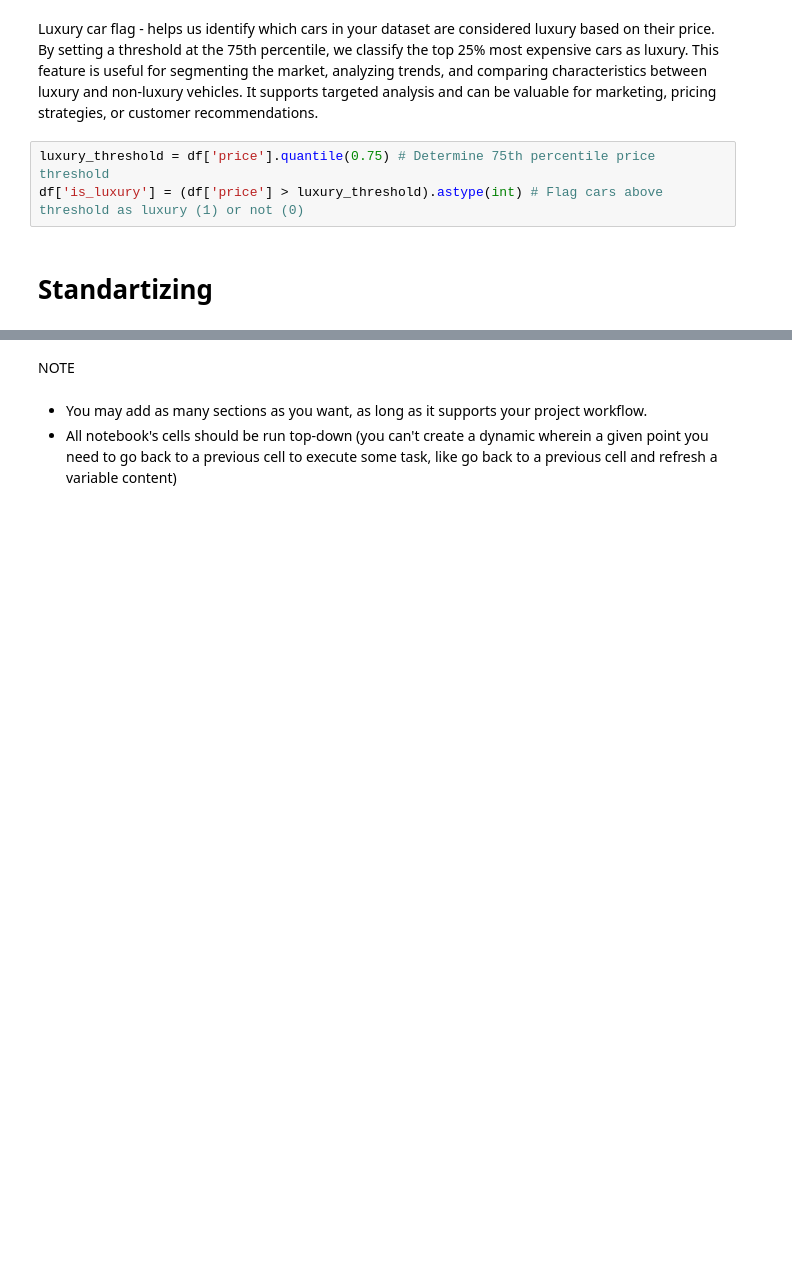
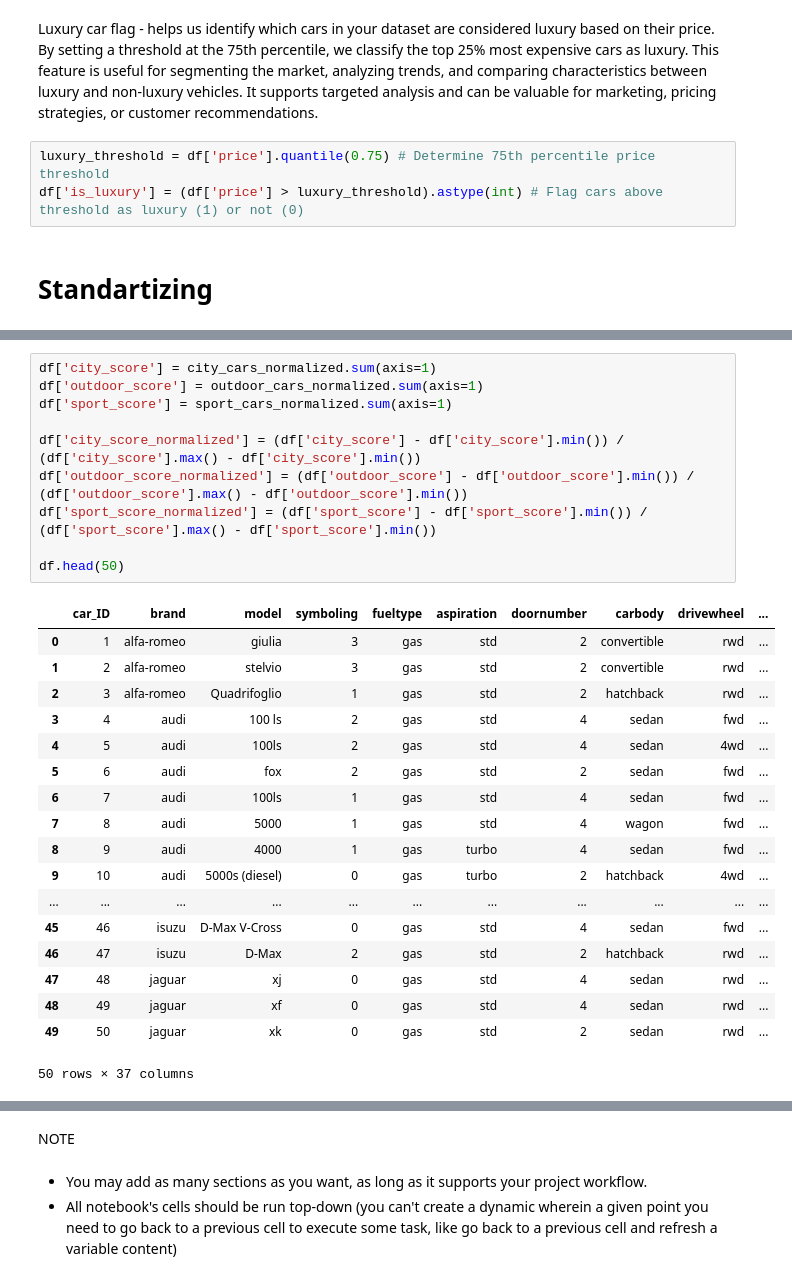
Before and after one commit to AL-MASNAI/car-price-analysis-hackathon-team4, a Jupyter notebook: jupyter_notebooks/ETL.ipynb, the cells around one changed output, grey strips where cells are left out. Cells and saved outputs as stored; diff of their text form; blank space fills up the shorter version.

```diff
--- a/jupyter_notebooks/ETL.ipynb
+++ b/jupyter_notebooks/ETL.ipynb
@@ -314,0 +631,29 @@ cylindernumber - higher is better
+# %%
+df['city_score'] = city_cars_normalized.sum(axis=1)
+df['outdoor_score'] = outdoor_cars_normalized.sum(axis=1)
+df['sport_score'] = sport_cars_normalized.sum(axis=1)
+
+df['city_score_normalized'] = (df['city_score'] - df['city_score'].min()) / (df['city_score'].max() - df['city_score'].min())
+df['outdoor_score_normalized'] = (df['outdoor_score'] - df['outdoor_score'].min()) / (df['outdoor_score'].max() - df['outdoor_score'].min())
+df['sport_score_normalized'] = (df['sport_score'] - df['sport_score'].min()) / (df['sport_score'].max() - df['sport_score'].min())
+
+df.head(50)
+# %% [output]
+|  | car_ID | brand | model | symboling | fueltype | aspiration | doornumber | carbody | drivewheel | ... |
+| 0 | 1 | alfa-romeo | giulia | 3 | gas | std | 2 | convertible | rwd | ... |
+| 1 | 2 | alfa-romeo | stelvio | 3 | gas | std | 2 | convertible | rwd | ... |
+| 2 | 3 | alfa-romeo | Quadrifoglio | 1 | gas | std | 2 | hatchback | rwd | ... |
+| 3 | 4 | audi | 100 ls | 2 | gas | std | 4 | sedan | fwd | ... |
+| 4 | 5 | audi | 100ls | 2 | gas | std | 4 | sedan | 4wd | ... |
+| 5 | 6 | audi | fox | 2 | gas | std | 2 | sedan | fwd | ... |
+| 6 | 7 | audi | 100ls | 1 | gas | std | 4 | sedan | fwd | ... |
+| 7 | 8 | audi | 5000 | 1 | gas | std | 4 | wagon | fwd | ... |
+| 8 | 9 | audi | 4000 | 1 | gas | turbo | 4 | sedan | fwd | ... |
+| 9 | 10 | audi | 5000s (diesel) | 0 | gas | turbo | 2 | hatchback | 4wd | ... |
+| ... | ... | ... | ... | ... | ... | ... | ... | ... | ... | ... |
+| 45 | 46 | isuzu | D-Max V-Cross | 0 | gas | std | 4 | sedan | fwd | ... |
+| 46 | 47 | isuzu | D-Max | 2 | gas | std | 2 | hatchback | rwd | ... |
+| 47 | 48 | jaguar | xj | 0 | gas | std | 4 | sedan | rwd | ... |
+| 48 | 49 | jaguar | xf | 0 | gas | std | 4 | sedan | rwd | ... |
+| 49 | 50 | jaguar | xk | 0 | gas | std | 2 | sedan | rwd | ... |
+50 rows × 37 columns
```
Also changed, not shown: parts of 33 cells of this notebook.
